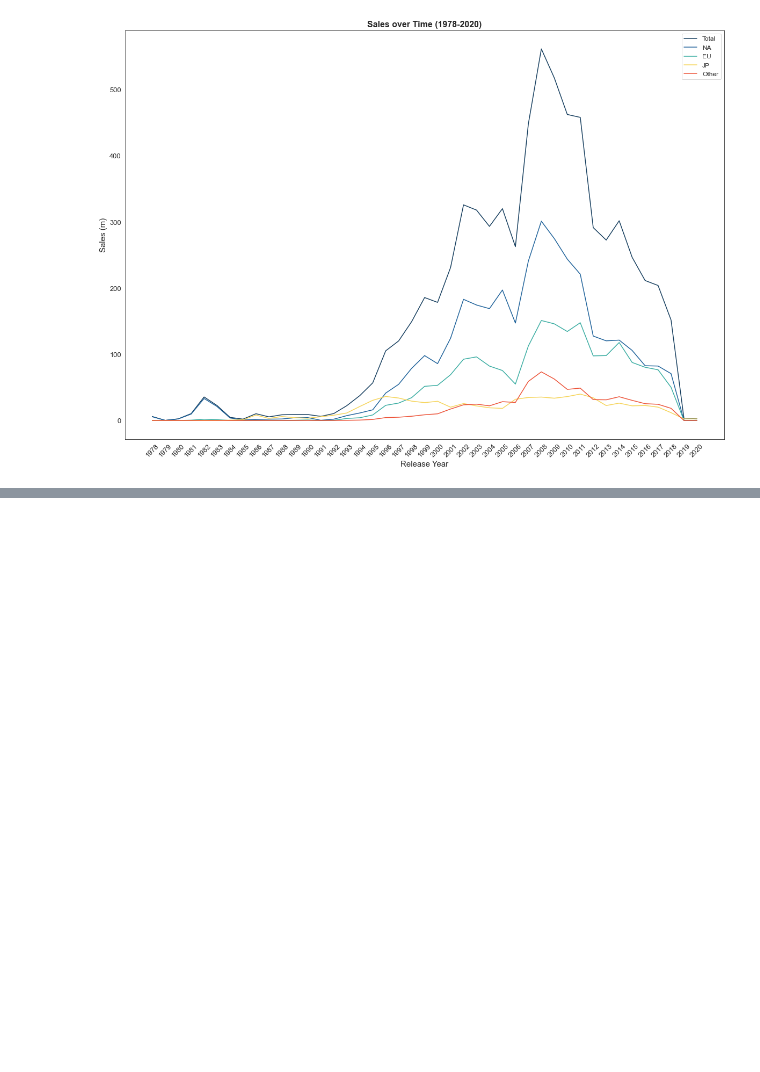
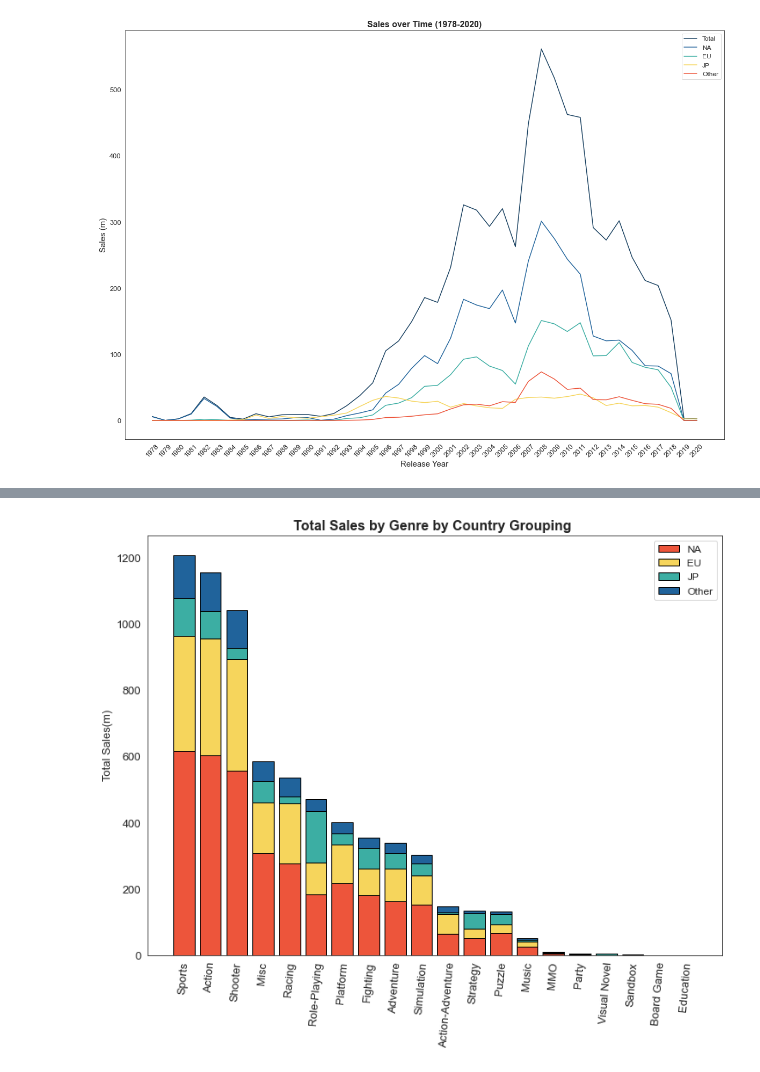
Before and after one commit to TJMaya/Video-Game-Sales-Project, a Jupyter notebook: VGSalesProjectStep3EDA.ipynb, the cells around one changed output, grey strips where cells are left out. Saved outputs shown, nothing was run; the diff lists cells and outputs as text; code cells hidden in the pictures; blank space fills up the shorter version.

```diff
--- a/VGSalesProjectStep3EDA.ipynb
+++ b/VGSalesProjectStep3EDA.ipynb
@@ -540,0 +551,10 @@ plt.show()
+# %%
+genre_cgsales_df = df.groupby(['Genre'], as_index=False).agg({'Total Sales (m)': np.sum,
+                                                                    'NA Sales (m)': np.sum,
+                                                                    'EU Sales (m)': np.sum,
+                                                                    'JP Sales (m)': np.sum,
+                                                                    'Other Sales (m)': np.sum})
+
+genre_cgsales_df = genre_cgsales_df.sort_values('Total Sales (m)', ascending=False)
+genre_cgsales_df = genre_cgsales_df.reset_index(drop=True)
+genre_cgsales_df
@@ -540,0 +579,40 @@ plt.show()
+# %%
+#my_colors = ('#173F5F', '#20639B', '#3CAEA3', '#F6D55C', '#ED553B')
+labels = ["NA", "EU", "JP", "Other"]
+plt.figure(figsize =(12,9))
+
+bars1 = np.add(genre_cgsales_df["NA Sales (m)"], genre_cgsales_df["EU Sales (m)"]).tolist()
+bars2 = np.add(genre_cgsales_df["JP Sales (m)"], bars1).tolist()
+
+p1 = plt.bar(x = genre_cgsales_df['Genre'],
+        height = genre_cgsales_df["NA Sales (m)"],
+        color = '#ED553B',
+        edgecolor = 'black')
+
+p2 = plt.bar(x = genre_cgsales_df['Genre'],
+        bottom = genre_cgsales_df["NA Sales (m)"],
+        height = genre_cgsales_df["EU Sales (m)"],
+        color = '#F6D55C',
+        edgecolor = 'black')
+
+p3 = plt.bar(x =genre_cgsales_df['Genre'],
+        bottom = bars1,
+        height = genre_cgsales_df["JP Sales (m)"],
+        color = '#3CAEA3',
+        edgecolor = 'black')
+
+p4 = plt.bar(x =genre_cgsales_df['Genre'],
+        bottom = bars2,
+        height = genre_cgsales_df["Other Sales (m)"],
+        color = '#20639B',
+        edgecolor = 'black')
+
+plt.xticks(rotation = 85, fontsize = 13)
+plt.yticks(fontsize = 13)
+plt.title("Total Sales by Genre by Country Grouping ", fontsize = 16, fontweight = "bold")
+plt.ylabel("Total Sales(m)", fontsize = 13)
+plt.legend(labels = labels, fontsize = "large")
+#plt.savefig("TotalSalesByGenreByCG.png")
+plt.show()
+# %% [output]
+[figure, added]
```
Also changed, not shown: parts of 13 cells of this notebook, 4 other files.
